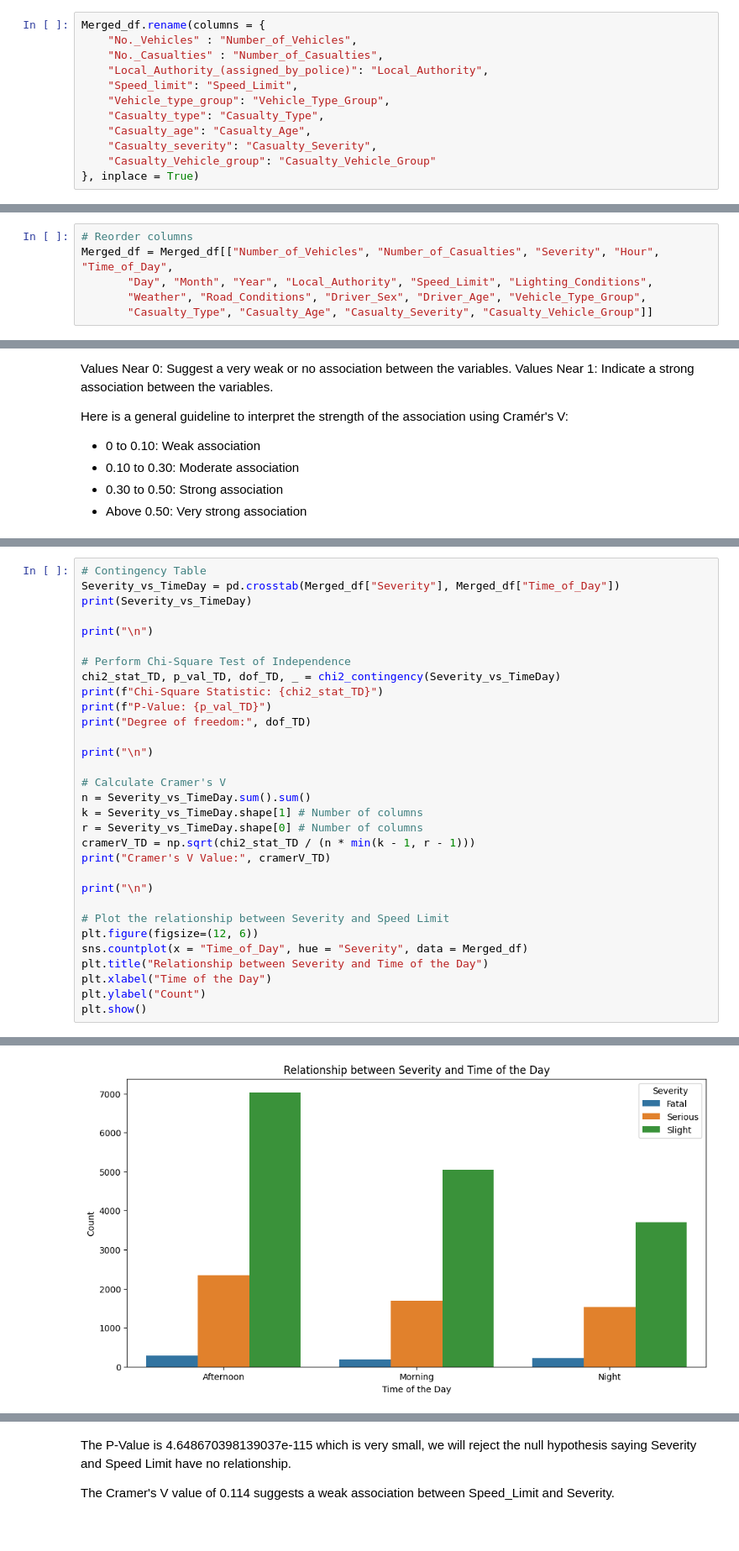
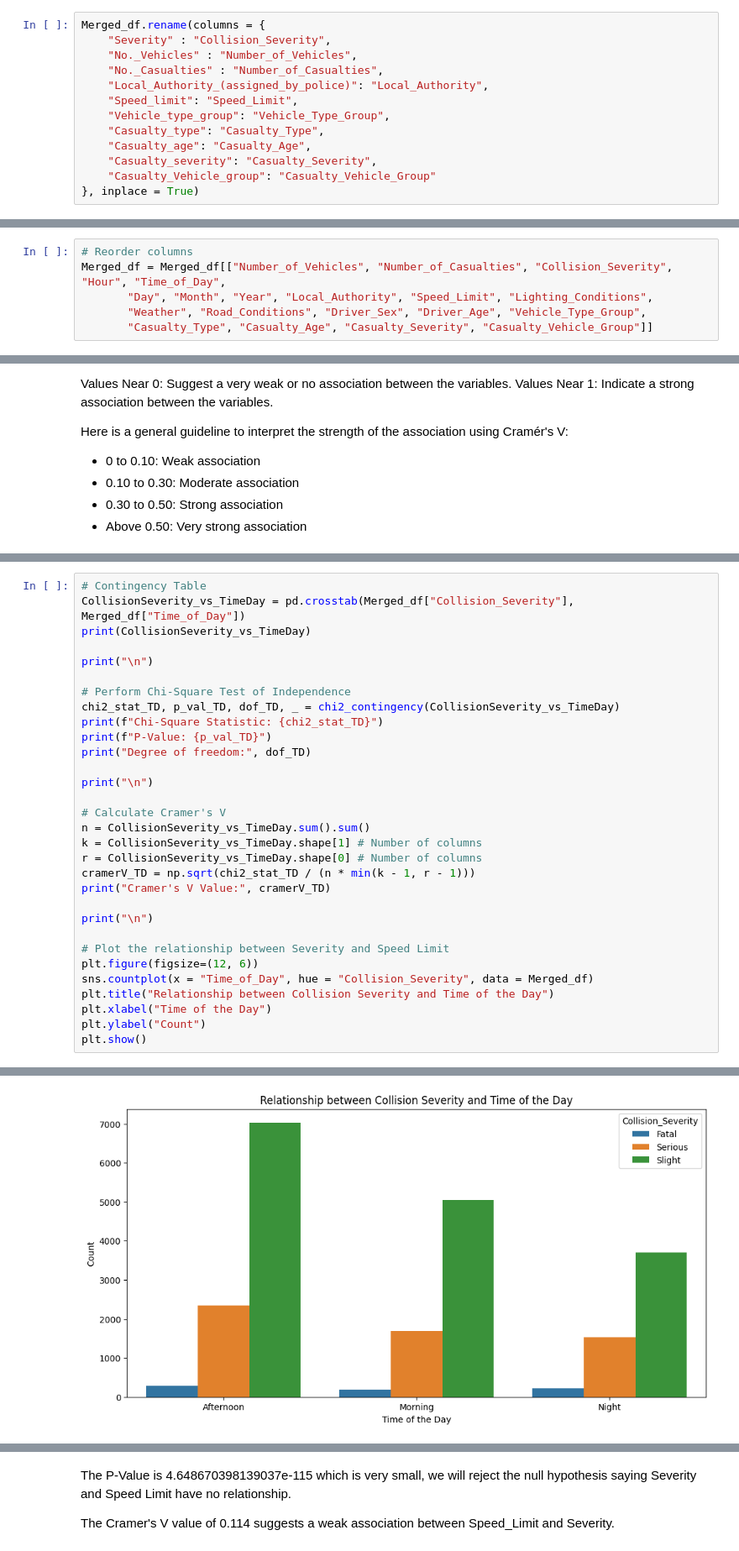
Before and after one commit to Olatunjiomotayo/Cambridgeshire-Road-Traffic-Collision, a Jupyter notebook: RTC_to_bi.ipynb, the cells around one changed output, grey strips where cells are left out. Shown at 84% size. Saved outputs shown, nothing was run; the diff lists cells and outputs as text.

Commit message:
Detailed Analysis of Road Traffic Collision using Cambridgeshire Dataset

```diff
--- a/RTC_to_bi.ipynb
+++ b/RTC_to_bi.ipynb
@@ -726,6 +739,7 @@ Merged_df["Time_of_Day"] = Merged_df["Time_of_Day"].astype("category")
 ### **Standardise the Columns Names**
 # %%
 Merged_df.rename(columns = {
+    "Severity" : "Collision_Severity",
     "No._Vehicles" : "Number_of_Vehicles",
     "No._Casualties" : "Number_of_Casualties",
     "Local_Authority_(assigned_by_police)": "Local_Authority",
@@ -764,7 +778,7 @@ Index(['Severity', 'Number_of_Vehicles', 'Number_of_Casualties', 'Day',
       dtype='object')
 # %%
 # Reorder columns
-Merged_df = Merged_df[["Number_of_Vehicles", "Number_of_Casualties", "Severity", "Hour", "Time_of_Day",
+Merged_df = Merged_df[["Number_of_Vehicles", "Number_of_Casualties", "Collision_Severity", "Hour", "Time_of_Day",
        "Day", "Month", "Year", "Local_Authority", "Speed_Limit", "Lighting_Conditions",
        "Weather", "Road_Conditions", "Driver_Sex", "Driver_Age", "Vehicle_Type_Group",
        "Casualty_Type", "Casualty_Age", "Casualty_Severity", "Casualty_Vehicle_Group"]]
@@ -1527,12 +1580,12 @@ Here is a general guideline to interpret the strength of the association using C
 # %%
 # Contingency Table
-Severity_vs_TimeDay = pd.crosstab(Merged_df["Severity"], Merged_df["Time_of_Day"])
-print(Severity_vs_TimeDay)
+CollisionSeverity_vs_TimeDay = pd.crosstab(Merged_df["Collision_Severity"], Merged_df["Time_of_Day"])
+print(CollisionSeverity_vs_TimeDay)
 
 print("\n")
 
 # Perform Chi-Square Test of Independence
-chi2_stat_TD, p_val_TD, dof_TD, _ = chi2_contingency(Severity_vs_TimeDay)
+chi2_stat_TD, p_val_TD, dof_TD, _ = chi2_contingency(CollisionSeverity_vs_TimeDay)
 print(f"Chi-Square Statistic: {chi2_stat_TD}")
 print(f"P-Value: {p_val_TD}")
 print("Degree of freedom:", dof_TD)
@@ -1540,9 +1593,9 @@ print("Degree of freedom:", dof_TD)
 print("\n")
 
 # Calculate Cramer's V
-n = Severity_vs_TimeDay.sum().sum()
-k = Severity_vs_TimeDay.shape[1] # Number of columns
-r = Severity_vs_TimeDay.shape[0] # Number of columns
+n = CollisionSeverity_vs_TimeDay.sum().sum()
+k = CollisionSeverity_vs_TimeDay.shape[1] # Number of columns
+r = CollisionSeverity_vs_TimeDay.shape[0] # Number of columns
 cramerV_TD = np.sqrt(chi2_stat_TD / (n * min(k - 1, r - 1)))
 print("Cramer's V Value:", cramerV_TD)
 
@@ -1550,8 +1603,8 @@ print("\n")
 
 # Plot the relationship between Severity and Speed Limit
 plt.figure(figsize=(12, 6))
-sns.countplot(x = "Time_of_Day", hue = "Severity", data = Merged_df)
-plt.title("Relationship between Severity and Time of the Day")
+sns.countplot(x = "Time_of_Day", hue = "Collision_Severity", data = Merged_df)
+plt.title("Relationship between Collision Severity and Time of the Day")
 plt.xlabel("Time of the Day")
 plt.ylabel("Count")
 plt.show()
@@ -1564,10 +1617,10 @@ Slight            7030     5045   3710
 
 
 Chi-Square Statistic: 58.86963358728231
 P-Value: 5.011782121001114e-12
 Degree of freedom: 4
 
 
 Cramer's V Value: 0.0365488857291658
-[figure, old version]
+[figure, new version]
 # %% [markdown]
```
Also changed, not shown: parts of 92 cells of this notebook.
